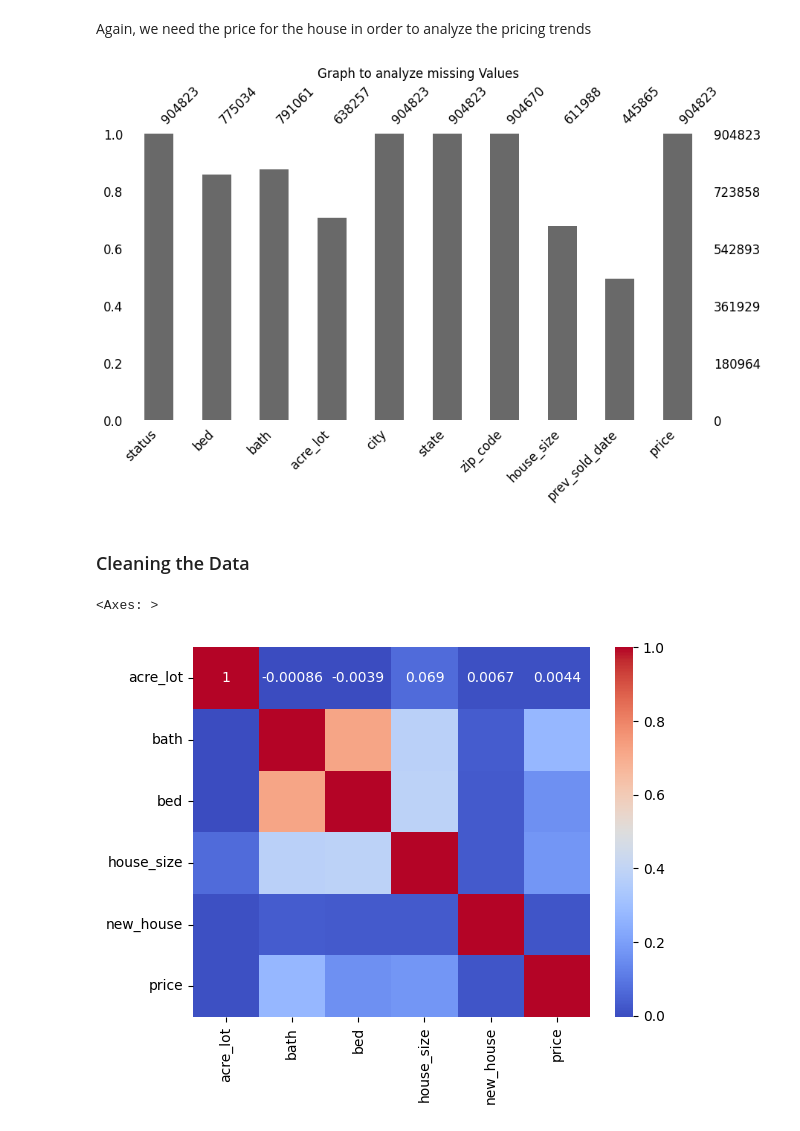
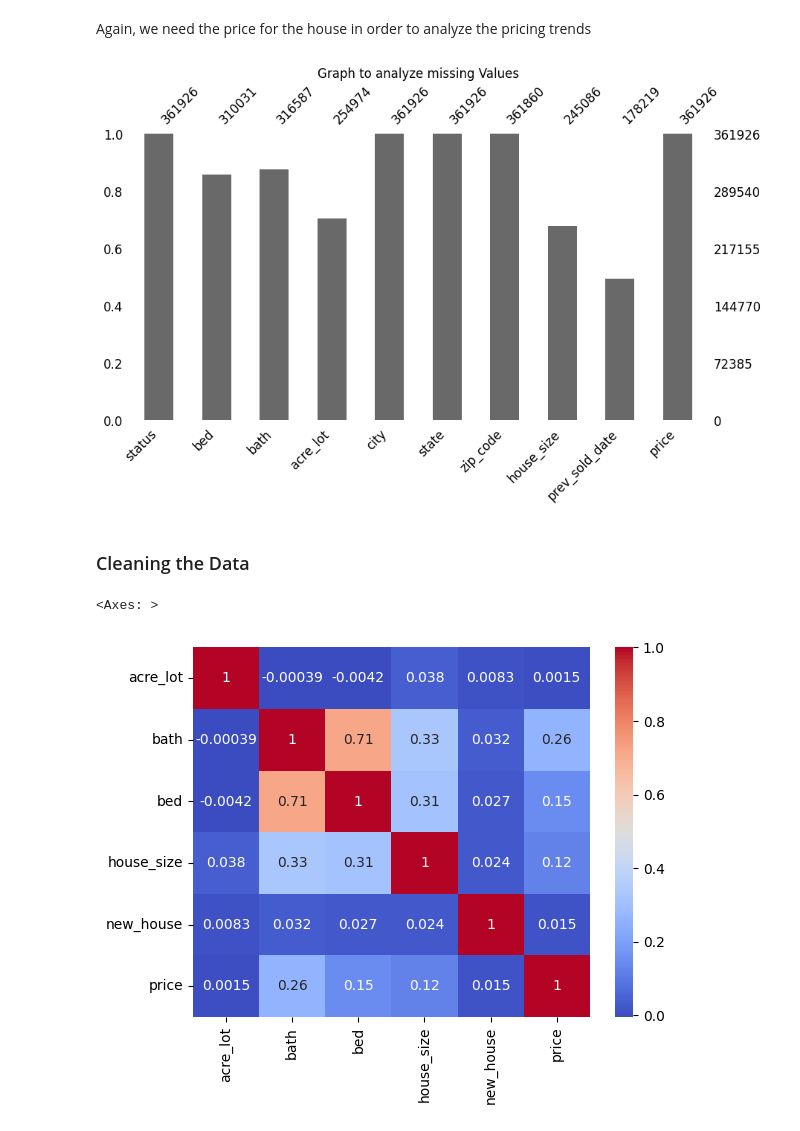
Before and after one commit to VivaanWadhwa/Airbnb-Price-Predictor, a Jupyter notebook: analysis.ipynb, the cells around one changed output. Cells and saved outputs as stored; diff of their text form; code cells hidden in the pictures.

```diff
--- a/analysis.ipynb
+++ b/analysis.ipynb
@@ -32,4 +41,4 @@ df.tail()
 # %% [markdown]
 ## Preliminary Analysis
 # %%
-df.shape
+train_df, test_df = train_test_split(df, test_size=0.6, random_state=123)
@@ -90,21 +110,21 @@ df_updated = df_updated.dropna(subset="price")
 # %%
-msno.bar(df_updated,figsize=(10,5), fontsize=12)
+msno.bar(train_df_updated,figsize=(10,5), fontsize=12)
 plt.title("Graph to analyze missing Values")
 plt.show()
 # %% [output]
-[figure, old version]
+[figure, new version]
 # %% [markdown]
 ### Cleaning the Data
 # %%
-df_cleaning = df.copy()
+train_df_cleaning = train_df.copy()
 # %%
-df_cleaning = df_cleaning.drop(["zip_code","status"],axis = 1)
+train_df_cleaning = train_df_cleaning.drop(["zip_code","status"],axis = 1)
 # %%
-df_cleaning['new_house'] = df['prev_sold_date'].isnull().astype(int)
+train_df_cleaning['new_house'] = train_df['prev_sold_date'].isnull().astype(int)
 # %%
 columns_to_exclude = ['city','state','prev_sold_date']
-corr_mx = df_cleaning[df_cleaning.columns.difference(columns_to_exclude)].corr()
+corr_mx = train_df_cleaning[train_df_cleaning.columns.difference(columns_to_exclude)].corr()
 sns.heatmap(corr_mx, annot = True, cmap = 'coolwarm')
 # %% [output]
 <Axes: >
-[figure, old version]
+[figure, new version]
```
Also changed, not shown: parts of 18 cells of this notebook, 3 other files.
